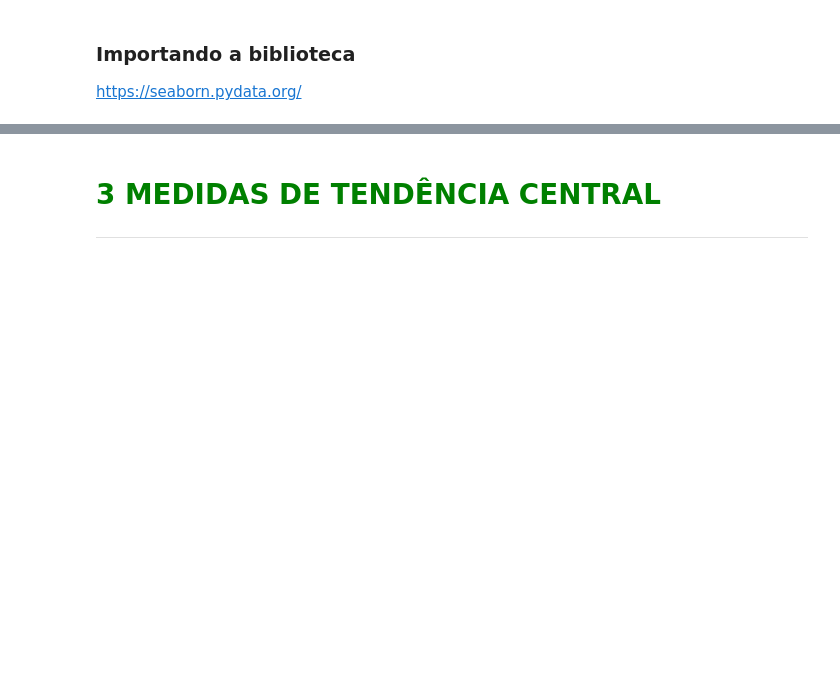
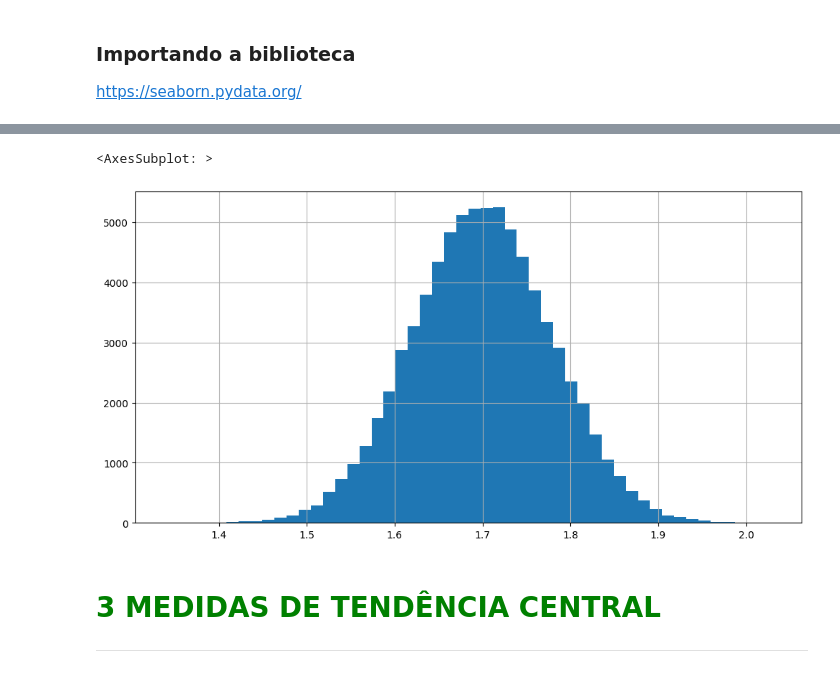
Before and after one commit to rivaldo/estatistica_basica_tcc, a Jupyter notebook: Curso de Estatística/Curso_de_Estatística_Parte_1.ipynb, the cells around one changed output, grey strips where cells are left out. Cells and saved outputs as stored; diff of their text form; code cells hidden in the pictures; blank space fills up the shorter version.

```diff
--- a/Curso de Estatística/Curso_de_Estatística_Parte_1.ipynb
+++ b/Curso de Estatística/Curso_de_Estatística_Parte_1.ipynb
@@ -494,0 +594,5 @@ https://seaborn.pydata.org/
+# %%
+dados['Altura'].hist(bins=50, figsize=(12,6))
+# %% [output]
+<AxesSubplot: >
+[figure, added]
```
Also changed, not shown: parts of 14 cells of this notebook.
